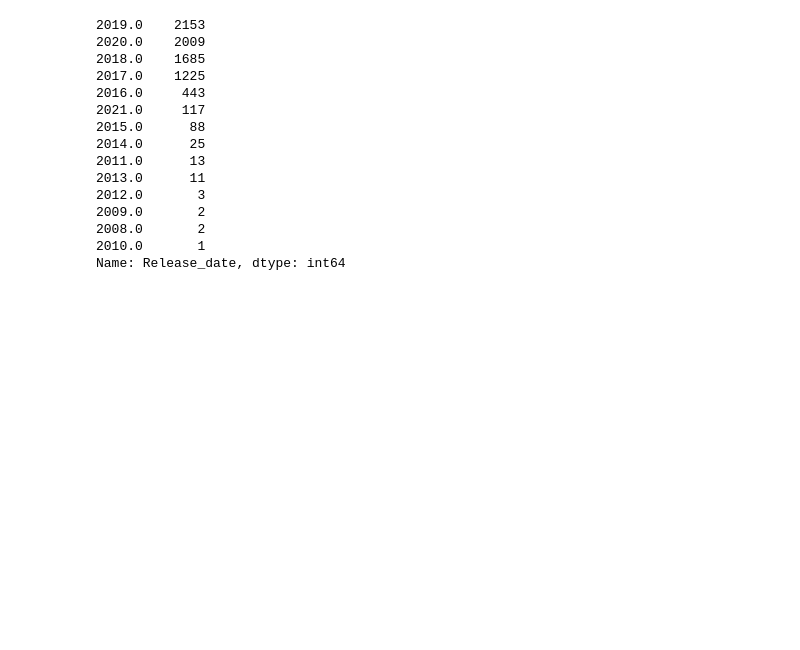
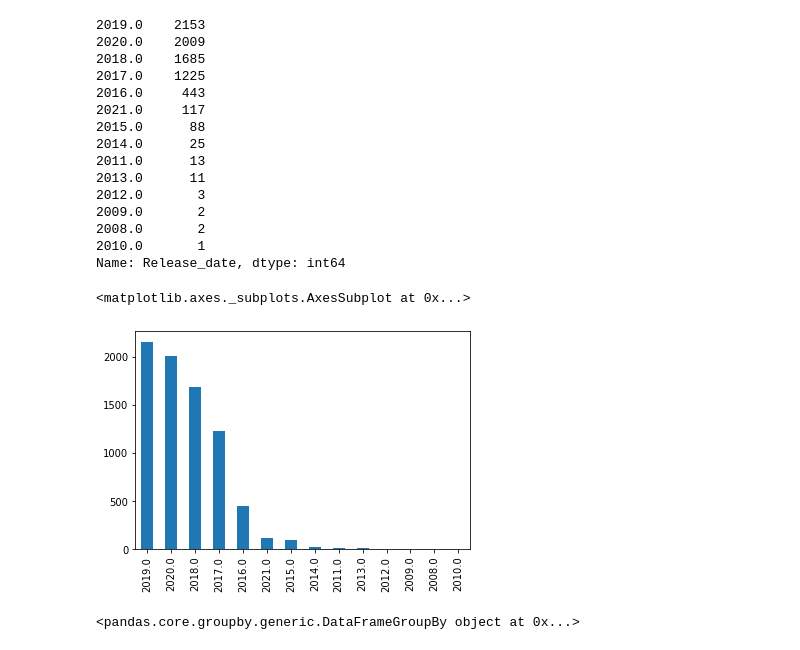
Before and after one commit to Mmddzz3/Netflix-Data-Analytics-Project, a Jupyter notebook: Netflix Analytics Project.ipynb, the cells around one changed output. Cells and saved outputs as stored; diff of their text form; code cells hidden in the pictures; blank space fills up the shorter version.

```diff
--- a/Netflix Analytics Project.ipynb
+++ b/Netflix Analytics Project.ipynb
@@ -245,3 +245,12 @@ data['Release_date'].dt.year.value_counts()
 2008.0       2
 2010.0       1
 Name: Release_date, dtype: int64
+# %%
+data['Release_date'].dt.year.value_counts().plot(kind='bar')
+# %% [output]
+<matplotlib.axes._subplots.AxesSubplot at 0x...>
+[figure, added]
+# %%
+data.groupby('Category')
+# %% [output]
+<pandas.core.groupby.generic.DataFrameGroupBy object at 0x...>
```
Also changed, not shown: parts of 1 cell of this notebook.
